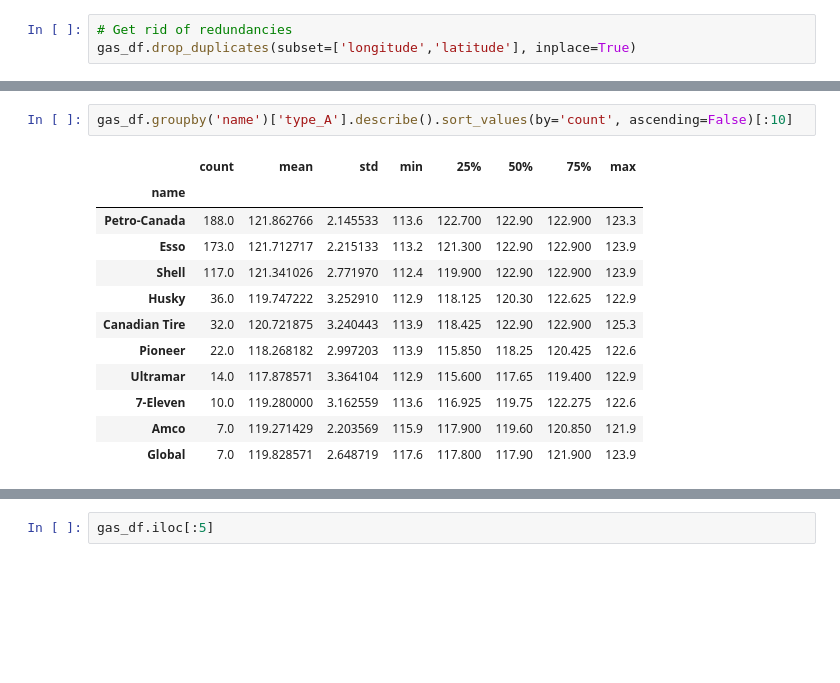
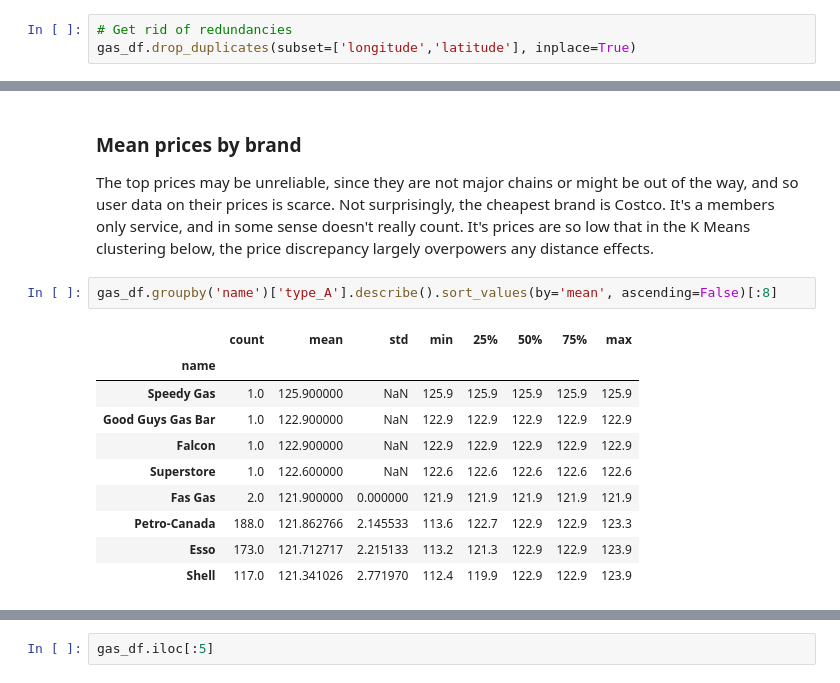
Before and after one commit to keithqu/dsp, a Jupyter notebook: gasprices/gas prices.ipynb, the cells around one changed output, grey strips where cells are left out. Cells and saved outputs as stored; diff of their text form; blank space fills up the shorter version.

Commit message:
gta gas prices

```diff
--- a/gasprices/gas prices.ipynb
+++ b/gasprices/gas prices.ipynb
@@ -296,18 +341,19 @@ gas_df[gas_df['longitude']==-79.7736453]
 # %% [output]
 |  | name | type_A | type_B | type_C | type_D | address | longitude | latitude |
 | 490 Great Lakes Dr , Brampton, ON... | Shell | 118.9 | 132.9 | 140.9 | 118.9 | 490 Great Lakes Dr, Brampton, ON ... | -79.773645 | 43.740888 |
+# %% [markdown]
+### Mean prices by brand
+The top prices may be unreliable, since they are not major chains or might be out of the way, and so user data on their prices is scarce. Not surprisingly, the cheapest brand is Costco. It's a members only service, and in some sense doesn't really count. It's prices are so low that in the K Means clustering below, the price discrepancy largely overpowers any distance effects.
 # %%
-gas_df.groupby('name')['type_A'].describe().sort_values(by='count', ascending=False)[:10]
+gas_df.groupby('name')['type_A'].describe().sort_values(by='mean', ascending=False)[:8]
 # %% [output]
 |  | count | mean | std | min | 25% | 50% | 75% | max |
 | name |  |  |  |  |  |  |  |  |
-| Petro-Canada | 188.0 | 121.862766 | 2.145533 | 113.6 | 122.700 | 122.90 | 122.900 | 123.3 |
-| Esso | 173.0 | 121.712717 | 2.215133 | 113.2 | 121.300 | 122.90 | 122.900 | 123.9 |
-| Shell | 117.0 | 121.341026 | 2.771970 | 112.4 | 119.900 | 122.90 | 122.900 | 123.9 |
-| Husky | 36.0 | 119.747222 | 3.252910 | 112.9 | 118.125 | 120.30 | 122.625 | 122.9 |
-| Canadian Tire | 32.0 | 120.721875 | 3.240443 | 113.9 | 118.425 | 122.90 | 122.900 | 125.3 |
-| Pioneer | 22.0 | 118.268182 | 2.997203 | 113.9 | 115.850 | 118.25 | 120.425 | 122.6 |
-| Ultramar | 14.0 | 117.878571 | 3.364104 | 112.9 | 115.600 | 117.65 | 119.400 | 122.9 |
-| 7-Eleven | 10.0 | 119.280000 | 3.162559 | 113.6 | 116.925 | 119.75 | 122.275 | 122.6 |
-| Amco | 7.0 | 119.271429 | 2.203569 | 115.9 | 117.900 | 119.60 | 120.850 | 121.9 |
-| Global | 7.0 | 119.828571 | 2.648719 | 117.6 | 117.800 | 117.90 | 121.900 | 123.9 |
+| Speedy Gas | 1.0 | 125.900000 | NaN | 125.9 | 125.9 | 125.9 | 125.9 | 125.9 |
+| Good Guys Gas Bar | 1.0 | 122.900000 | NaN | 122.9 | 122.9 | 122.9 | 122.9 | 122.9 |
+| Falcon | 1.0 | 122.900000 | NaN | 122.9 | 122.9 | 122.9 | 122.9 | 122.9 |
+| Superstore | 1.0 | 122.600000 | NaN | 122.6 | 122.6 | 122.6 | 122.6 | 122.6 |
+| Fas Gas | 2.0 | 121.900000 | 0.000000 | 121.9 | 121.9 | 121.9 | 121.9 | 121.9 |
+| Petro-Canada | 188.0 | 121.862766 | 2.145533 | 113.6 | 122.7 | 122.9 | 122.9 | 123.3 |
+| Esso | 173.0 | 121.712717 | 2.215133 | 113.2 | 121.3 | 122.9 | 122.9 | 123.9 |
+| Shell | 117.0 | 121.341026 | 2.771970 | 112.4 | 119.9 | 122.9 | 122.9 | 123.9 |
```
Also changed, not shown: parts of 57 cells of this notebook.
